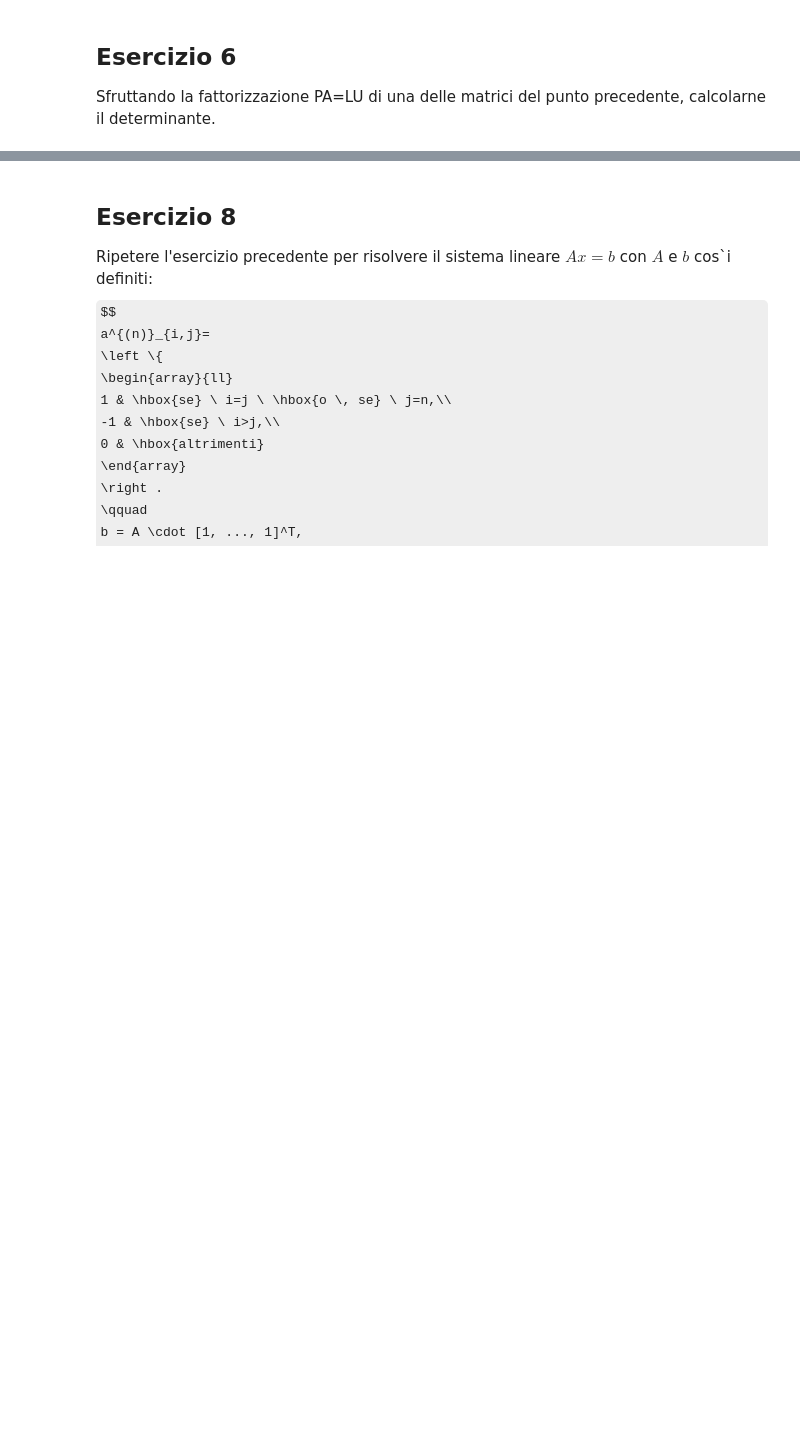
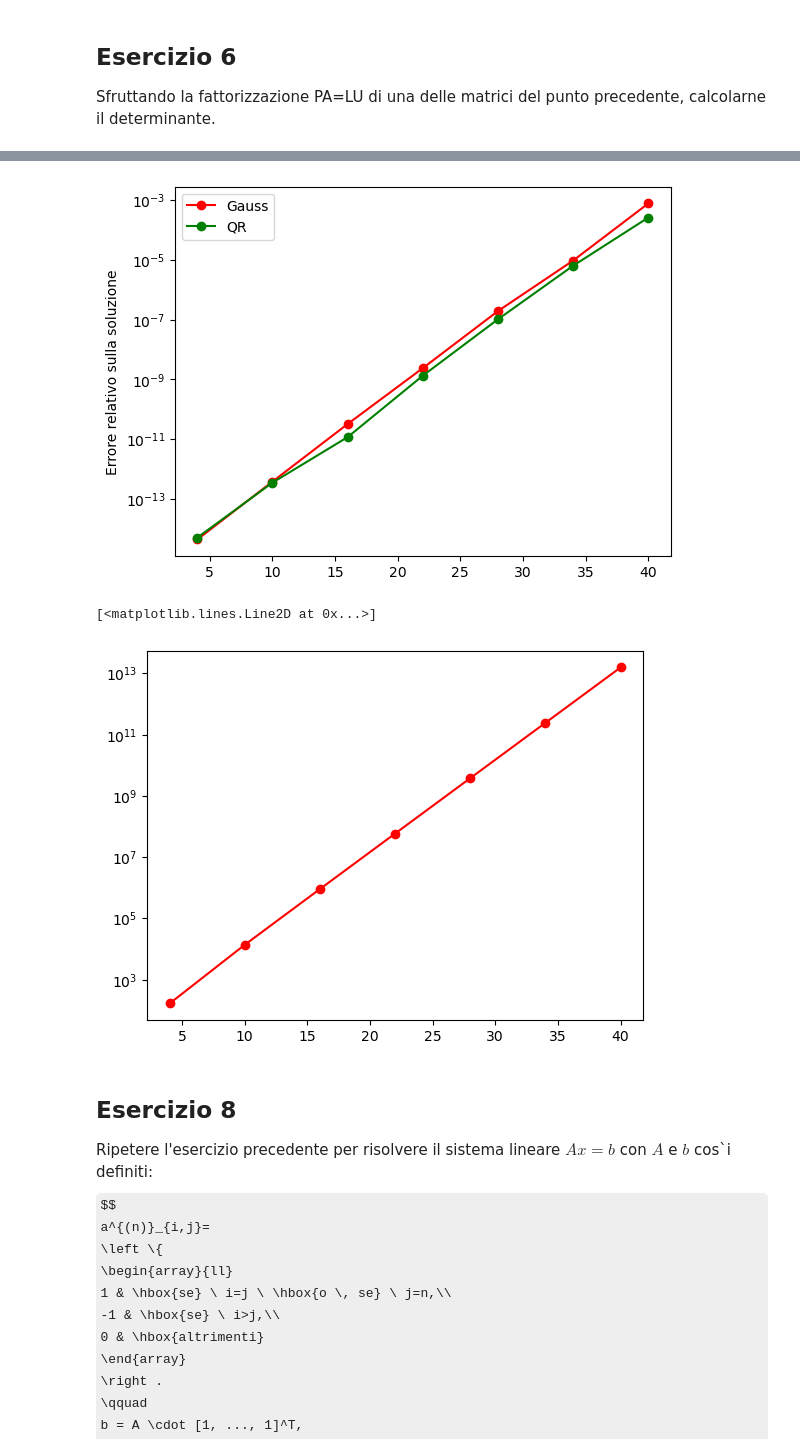
Before and after one commit to FabioFattori/eserciziMetodiNumerici, a Jupyter notebook: esercizi8/Esercitazione23_Aprile_2024.ipynb, the cells around one changed output, grey strips where cells are left out. Cells and saved outputs as stored; diff of their text form; code cells hidden in the pictures; some formulas as TeX source; blank space fills up the shorter version.

```diff
--- a/esercizi8/Esercitazione23_Aprile_2024.ipynb
+++ b/esercizi8/Esercitazione23_Aprile_2024.ipynb
@@ -317,3 +359,12 @@ della funzione  *scipy.linalg.inv(A)*
 # %% [markdown]
 ## Esercizio 6
 Sfruttando la fattorizzazione PA=LU  di una delle matrici del punto precedente, calcolarne il determinante.
+# %%
+def calcDeterminante(A):
+    PT,L,U=sl.lu(A)
+    det=np.linalg.det(PT.T)*np.prod(np.diag(U))
+    return det
+
+A=np.array([[2,1],[3,4]])
+print("Determinante calcolato ",calcDeterminante(A))
+print("Determinante numpy ",np.linalg.det(A))
@@ -356,3 +399,50 @@ def Hankel(n):
+# %%
+def Hankel(n):
+    A=np.zeros((n,n),dtype=float)
+    for i in range(0,n):
+        for k in range(i+1-n,i+1):
+            if k>0:
+                A[i,n-1+k-i]=2.0**(k+1)
+            else:
+                A[i,n-1+k-i]=2.0**(1/(2-k-1))
+    return A
+
+
+indCond=[]
+err_rel=[]
+err_rel_qr=[]
+for n in range(4,41,6):
+
+   A=Hankel(n)
+   indCond.append(np.linalg.cond(A,2))
+   xesatta=np.ones((n,1))
+   b=np.dot(A,xesatta)
+   PT,L,U=lu(A)
+   P=PT.T
+   x,flag=LUsolve(P,A,L,U,b)
+
+   err_rel.append(np.linalg.norm(x-xesatta,2)/np.linalg.norm(xesatta,2))
+
+
+   Q,R=sp.linalg.qr(A)
+
+   y=np.dot(Q.T,b)
+   xqr,flag=st.Usolve(R,y)
+   err_rel_qr.append(np.linalg.norm(xqr-xesatta,2)/np.linalg.norm(xesatta,2))
+
+
+plt.semilogy(range(4,41,6),err_rel,'ro-',range(4,41,6),err_rel_qr,'go-')
+plt.legend(['Gauss','QR'])
+plt.ylabel('Errore relativo sulla soluzione')
+plt.show()
+plt.semilogy(range(4,41,6),indCond,'ro-')
+
+#Si noti dall'andamento dell'errore relativo sulla soluzione,come spiegato in teoria, che il metodo QR è più stabile dell'algoritmo di Gauss
+#con pivotaggio
+# %% [output]
+[figure, added]
+[<matplotlib.lines.Line2D at 0x...>]
+[figure, added]
 # %% [markdown]
 ## Esercizio 8
 
```
Also changed, not shown: parts of 11 cells of this notebook, 4 other files.
